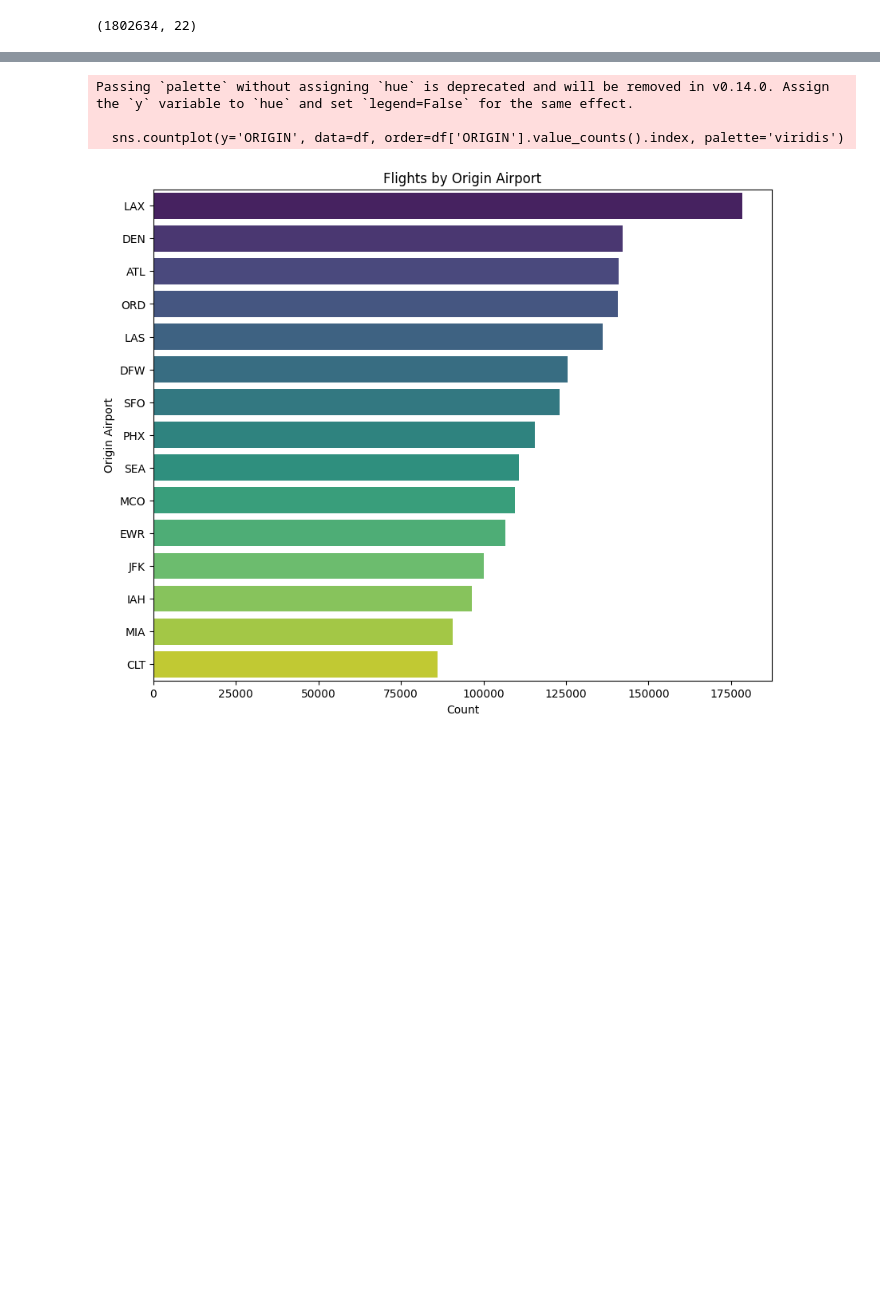
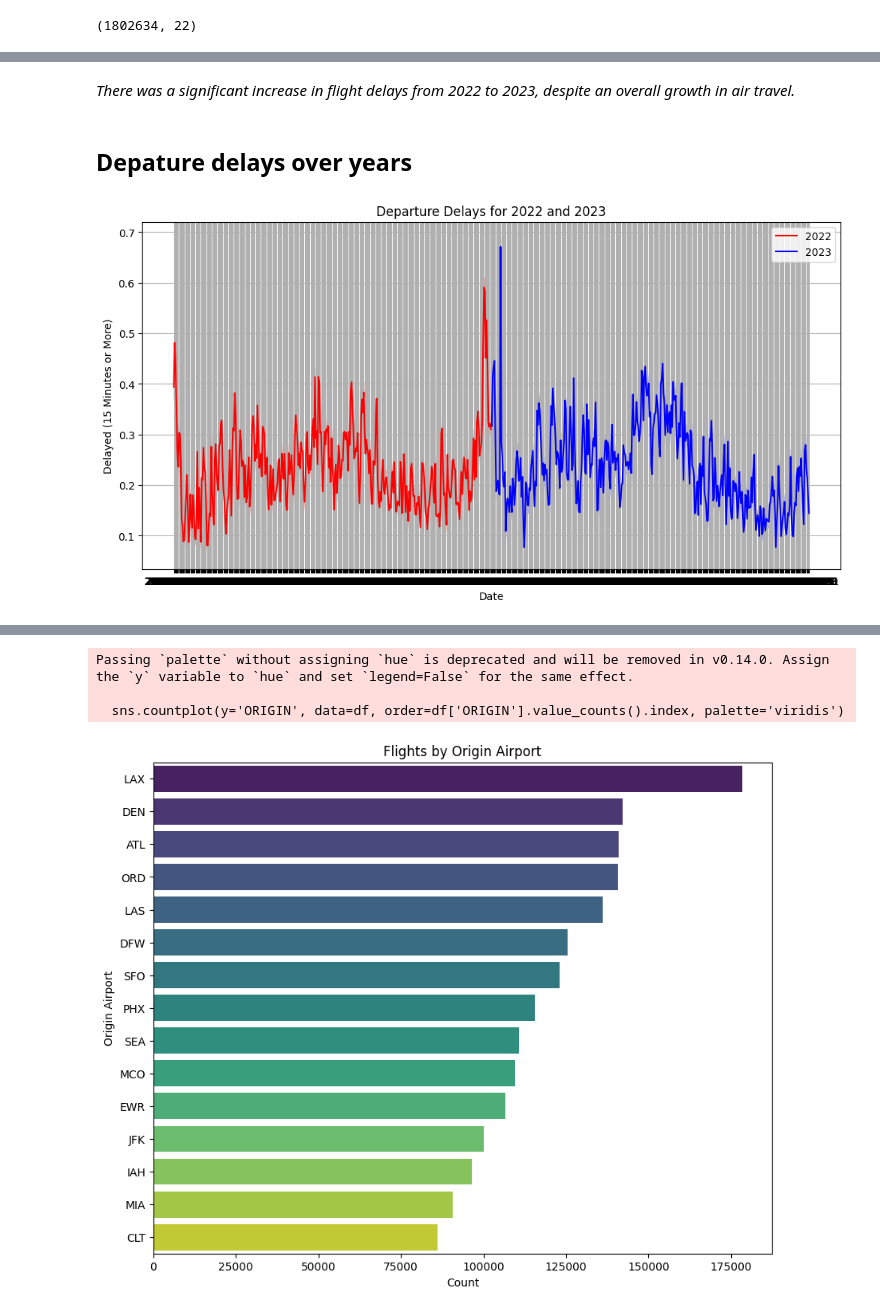
Before and after one commit to Rashimanish/Flight_App, a Jupyter notebook: EDA/EDA_Part_One.ipynb, the cells around one changed output, grey strips where cells are left out. Cells and saved outputs as stored; diff of their text form; code cells hidden in the pictures; blank space fills up the shorter version.

```diff
--- a/EDA/EDA_Part_One.ipynb
+++ b/EDA/EDA_Part_One.ipynb
@@ -14,0 +47,25 @@ df.shape
+# %% [markdown]
+*There was a significant increase in flight delays from 2022 to 2023, despite an overall growth in air travel.*
+# %% [markdown]
+## **Depature delays over years**
+# %%
+# Filter data for years 2022 and 2023
+df_2022 = df[df['YEAR'] == 2022]
+df_2023 = df[df['YEAR'] == 2023]
+
+plt.figure(figsize=(12, 6))
+
+# Plot data for 2022
+sns.lineplot(data=df_2022, x='FL_DATE', y='DEP_DEL15', label='2022', color='r')
+
+# Plot data for 2023
+sns.lineplot(data=df_2023, x='FL_DATE', y='DEP_DEL15', label='2023', color='b')
+
+plt.xlabel('Date')
+plt.ylabel('Delayed (15 Minutes or More)')
+plt.title('Departure Delays for 2022 and 2023')
+plt.legend()
+plt.grid(True)
+plt.show()
+# %% [output]
+[figure, added]
```
Also changed, not shown: parts of 36 cells of this notebook.
